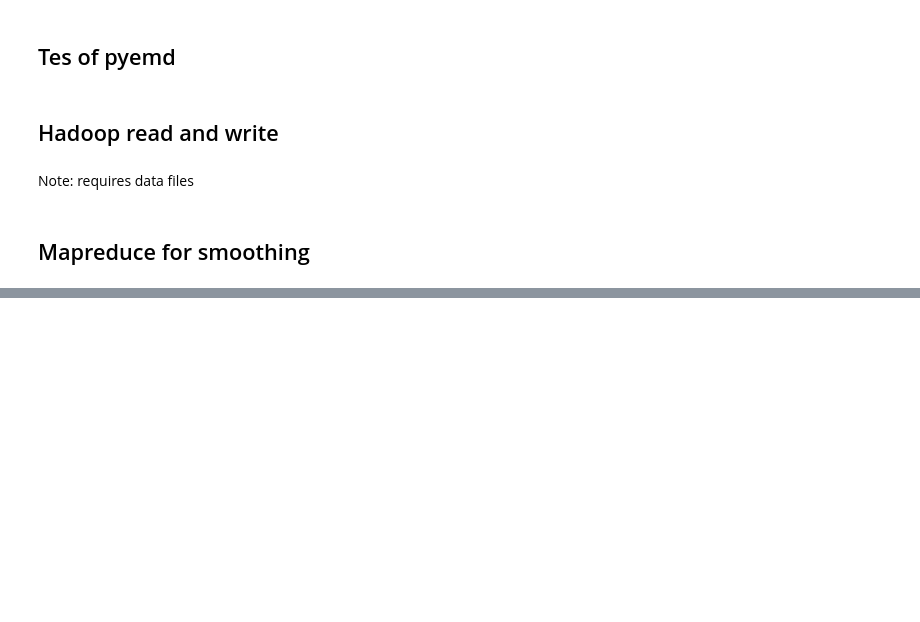
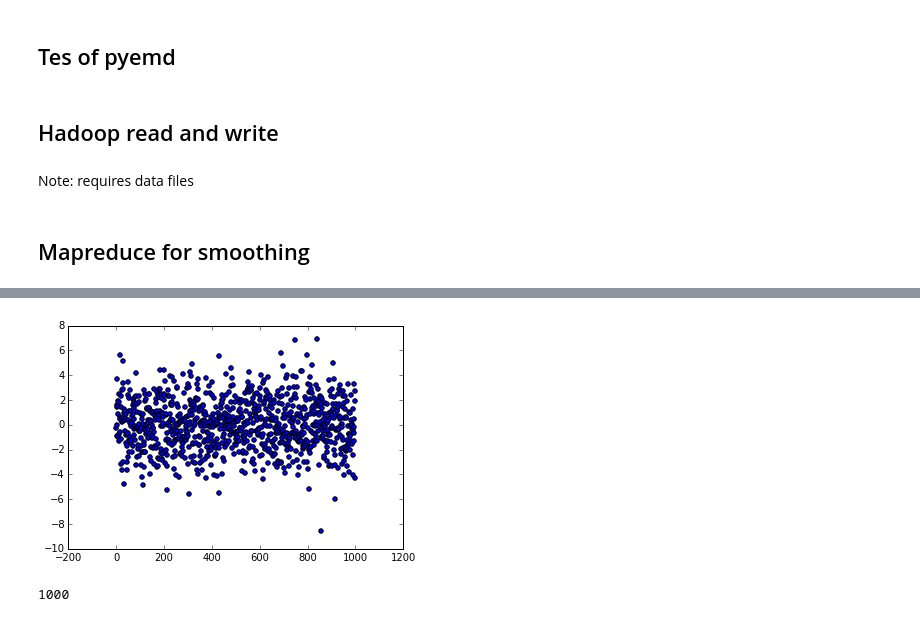
Before and after one commit to snarles/computing, a Jupyter notebook: examples/test2.ipynb, the cells around one changed output, grey strips where cells are left out. Cells and saved outputs as stored; diff of their text form; code cells hidden in the pictures; blank space fills up the shorter version.

```diff
--- a/examples/test2.ipynb
+++ b/examples/test2.ipynb
@@ -307,0 +309,13 @@ plt.show()
+# %%
+noise = 2.0
+data1 = smoothed1 + noise * npr.normal(0, 1, (nseq, pp))
+# %%
+plt.scatter(np.arange(0, nseq, 1), data1[:, 1])
+plt.show()
+# %% [output]
+[figure, added]
+# %%
+listdata = [(ii, data1[ii,:]) for ii in range(nseq)]
+len(listdata)
+# %% [output]
+1000
```
Also changed, not shown: parts of 10 cells of this notebook.
